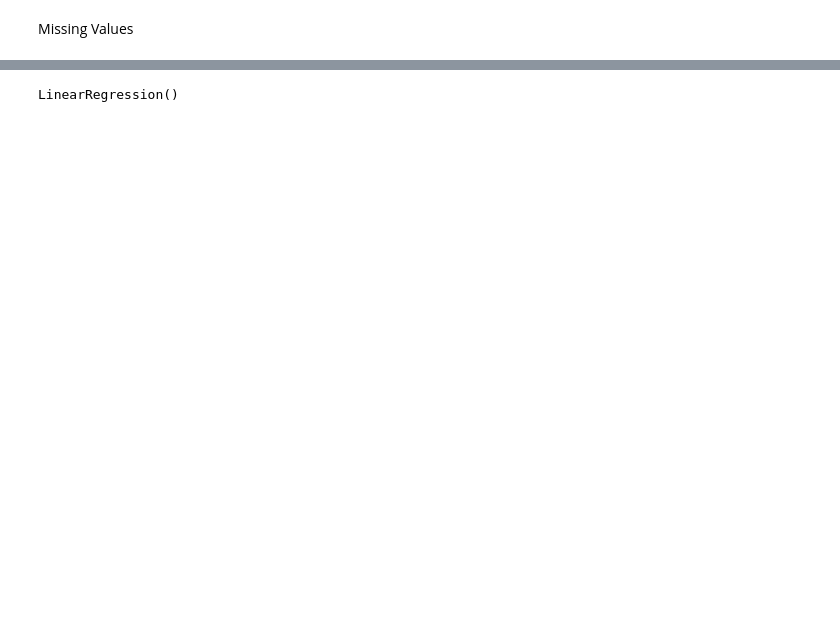
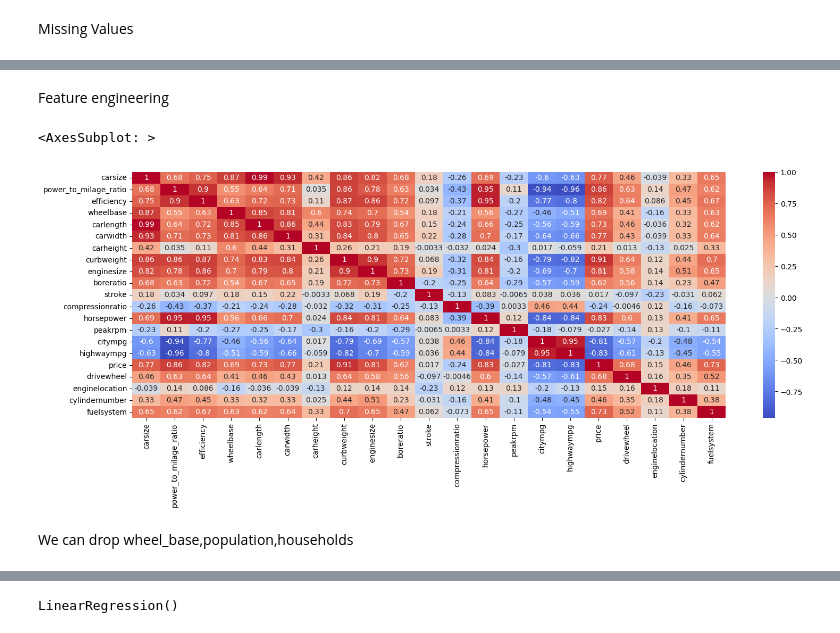
Before and after one commit to Ravikumarchavva/ML_Playground, a Jupyter notebook: Day1/LinearRegression.ipynb, the cells around one changed output, grey strips where cells are left out. Drawn from its saved outputs; the diff is of its cells as text; code cells hidden in the pictures; blank space fills up the shorter version.

```diff
--- a/Day1/LinearRegression.ipynb
+++ b/Day1/LinearRegression.ipynb
@@ -162,0 +113,16 @@ pd.DataFrame(X).describe()
+# %%
+data=pl.from_pandas(df_winsorized)
+# %% [markdown]
+Feature engineering
+# %%
+data=data.with_columns(pl.Series(data["horsepower"]/data["highwaympg"]).alias("power_to_milage_ratio"))
+# %%
+data=data.with_columns(pl.Series(data["carlength"]*data["carwidth"]).alias("carsize"))
+# %%
+data=data.with_columns(pl.Series(data["horsepower"]/data["peakrpm"]).alias("efficiency"))
+# %%
+plt.figure(figsize=(18,6))
+sns.heatmap(data[["carsize","power_to_milage_ratio","efficiency"]+num_cols+cat_cols].to_pandas().corr(),annot=True,cmap="coolwarm")
+# %% [output]
+<AxesSubplot: >
+[figure, added]
@@ -162,0 +133,2 @@ pd.DataFrame(X).describe()
+# %% [markdown]
+We can drop wheel_base,population,households
```
Also changed, not shown: parts of 56 cells of this notebook, 5 other files.
